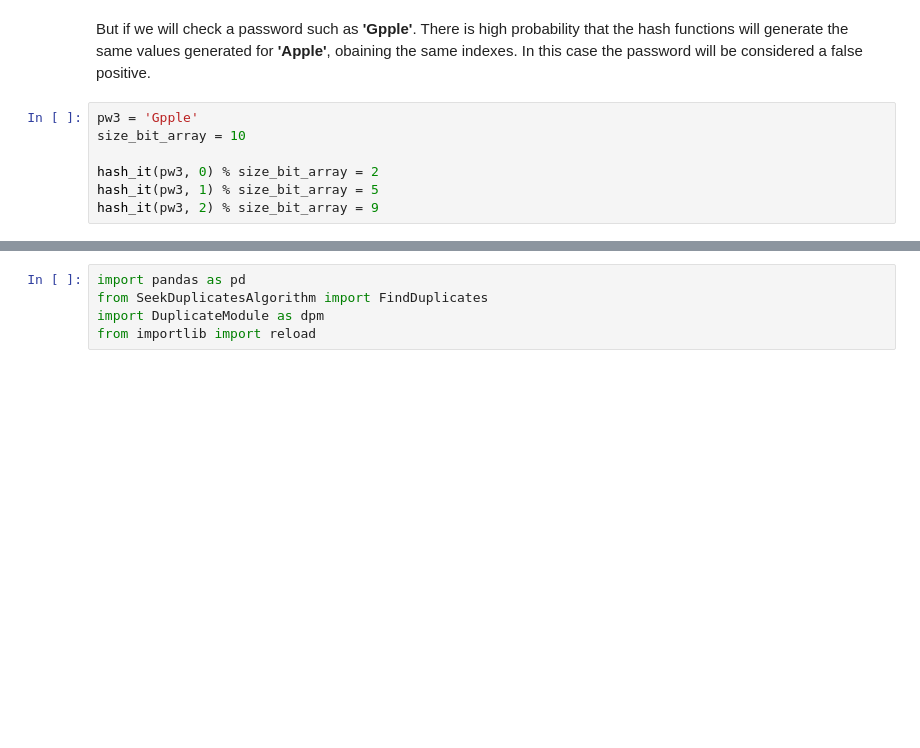
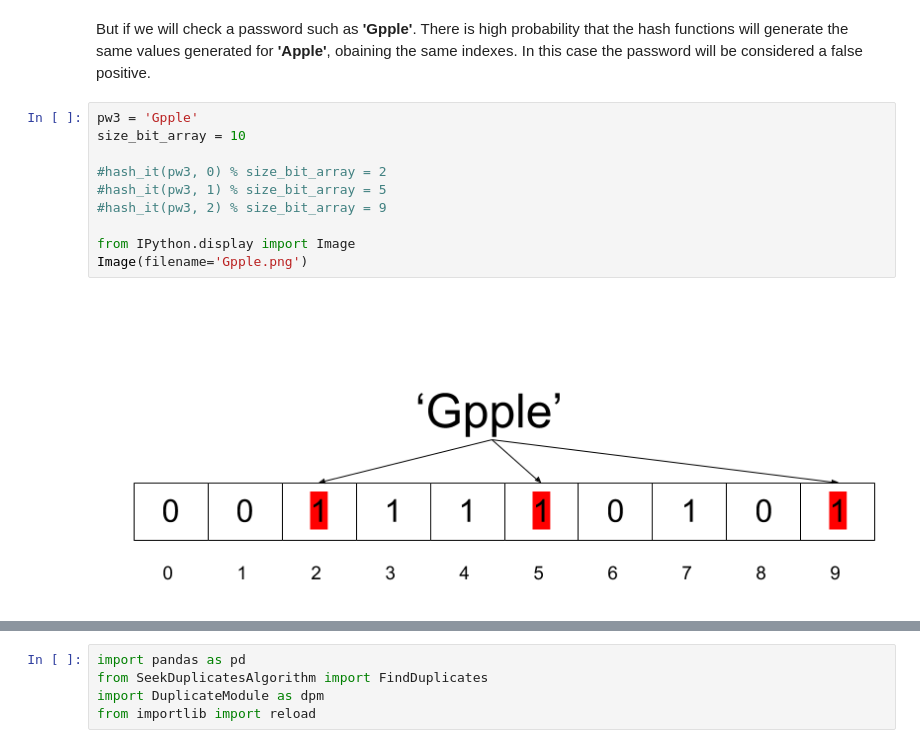
Before and after one commit to cerniello/Web-Scraping-Clustering-Real-Estate-Data, a Jupyter notebook: FindTheDuplicates.ipynb, the cells around one changed output, grey strips where cells are left out. Saved outputs shown, nothing was run; the diff lists cells and outputs as text; blank space fills up the shorter version.

```diff
--- a/FindTheDuplicates.ipynb
+++ b/FindTheDuplicates.ipynb
@@ -55,8 +61,13 @@ But if we will check a password such as **'Gpple'**. There is high probability t
 # %%
 pw3 = 'Gpple'
 size_bit_array = 10
 
-hash_it(pw3, 0) % size_bit_array = 2
-hash_it(pw3, 1) % size_bit_array = 5
-hash_it(pw3, 2) % size_bit_array = 9
+#hash_it(pw3, 0) % size_bit_array = 2
+#hash_it(pw3, 1) % size_bit_array = 5
+#hash_it(pw3, 2) % size_bit_array = 9
+
+from IPython.display import Image
+Image(filename='Gpple.png')
+# %% [output]
+[figure, added]
 # %% [markdown]
```
Also changed, not shown: parts of 5 cells of this notebook.
